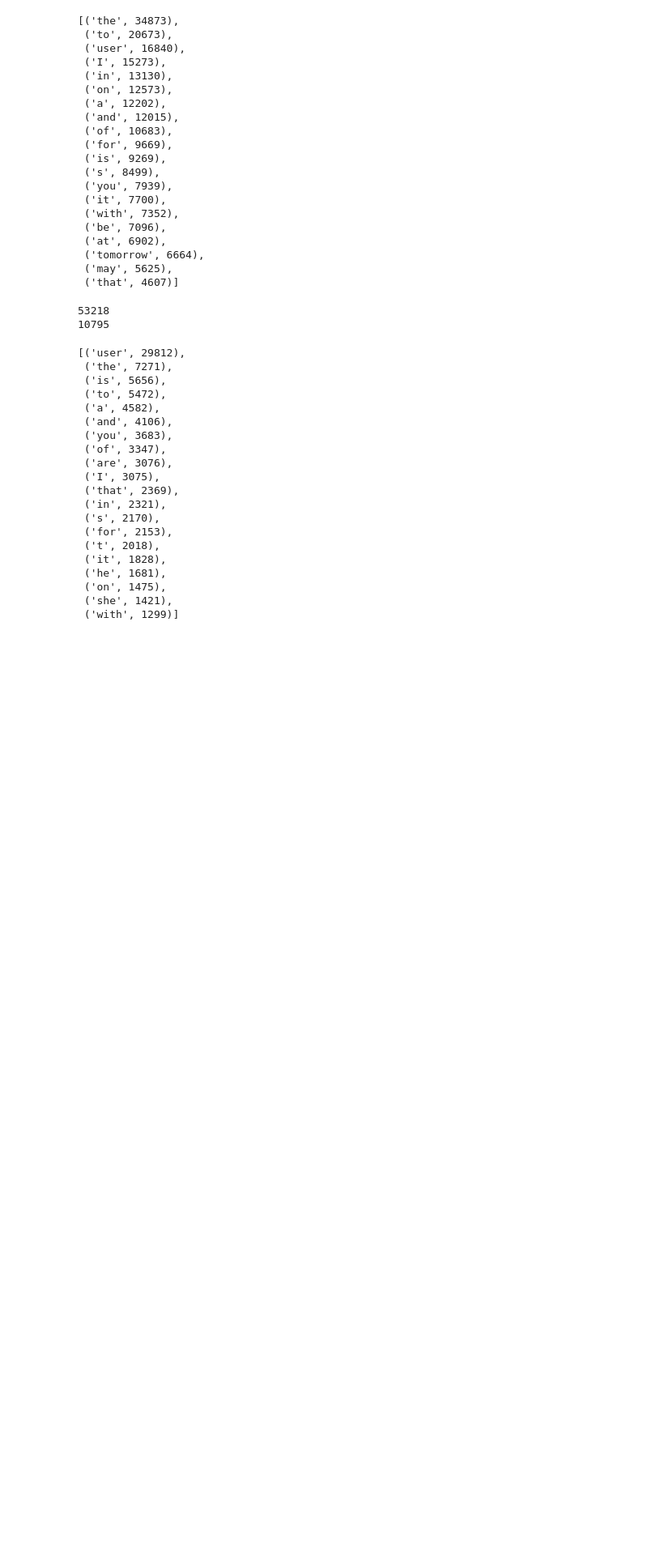
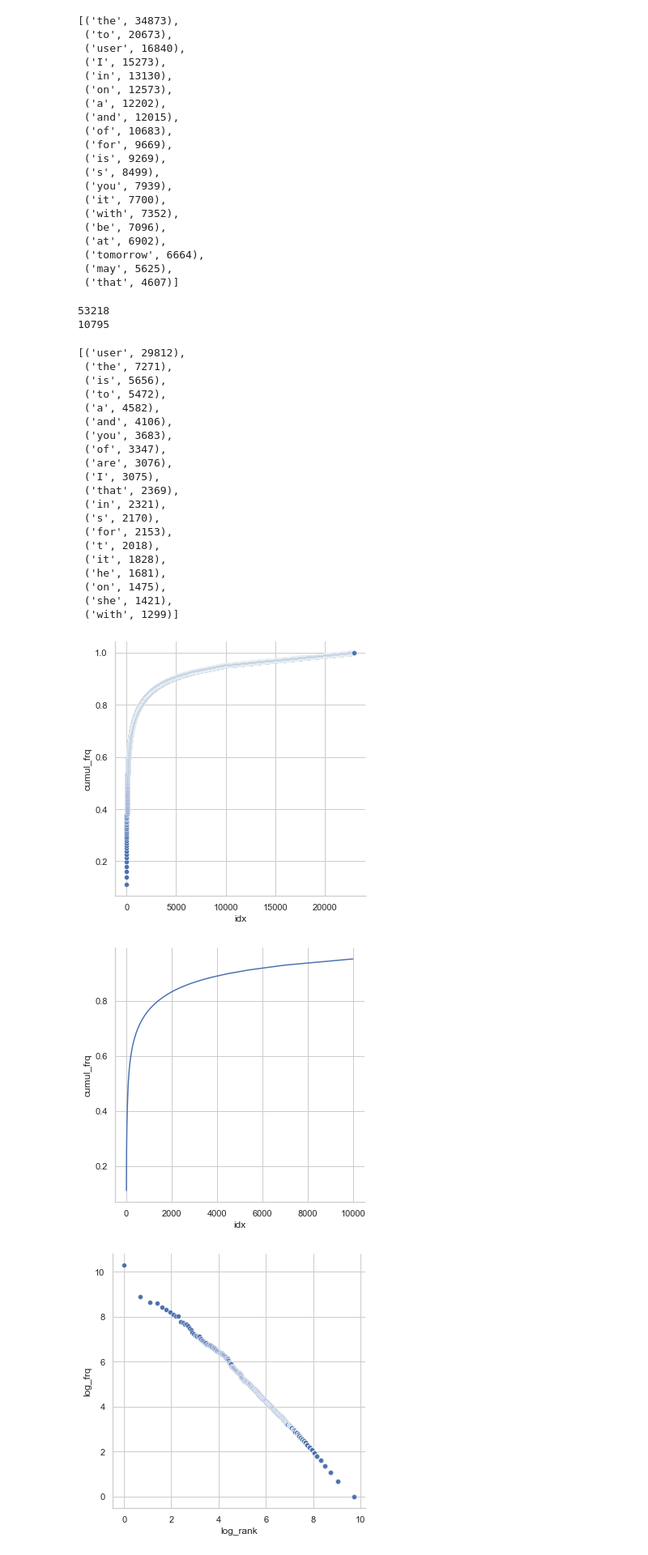
Before and after one commit to ranUser01/Sentiment-and-Hate-Speech-detection-Twitter, a Jupyter notebook: notebooks/main.ipynb, the cells around one changed output. Shown at 81% size. Saved outputs shown, nothing was run; the diff lists cells and outputs as text; code cells hidden in the pictures; blank space fills up the shorter version.

Commit message:
zipfs law added

```diff
--- a/notebooks/main.ipynb
+++ b/notebooks/main.ipynb
@@ -364,3 +278,35 @@ Counter(tokens).most_common(20)
  ('on', 1475),
  ('she', 1421),
  ('with', 1299)]
+# %%
+voc = collections.Counter(tokens)
+frq = pandas.DataFrame(voc.most_common(), columns=['token', 'frequency'])
+
+# Index in the sorted list
+frq['idx'] = frq.index + 1
+
+# Frequency normalised by corpus size
+frq['norm_freq'] = frq.frequency / len(tokens)
+
+# Cumulative normalised frequency
+frq['cumul_frq'] = frq.norm_freq.cumsum()
+
+seaborn.set_theme(style='whitegrid')
+
+# Plot: Cumulative frequency by index
+seaborn.relplot(x='idx', y='cumul_frq', data=frq)
+plt.show()
+
+# Plot: Cumulative frequency by index, top 10000 tokens
+seaborn.relplot(x='idx', y='cumul_frq', data=frq[:10000], kind='line')
+plt.show()
+
+# Plot: Log-log plot for Zipf's law
+frq['log_frq'] = numpy.log(frq.frequency)
+frq['log_rank'] = numpy.log(frq.frequency.rank(ascending=False))
+seaborn.relplot(x='log_rank', y='log_frq', data=frq)
+plt.show()
+# %% [output]
+[figure, added]
+[figure, added]
+[figure, added]
```
Also changed, not shown: parts of 10 cells of this notebook.
